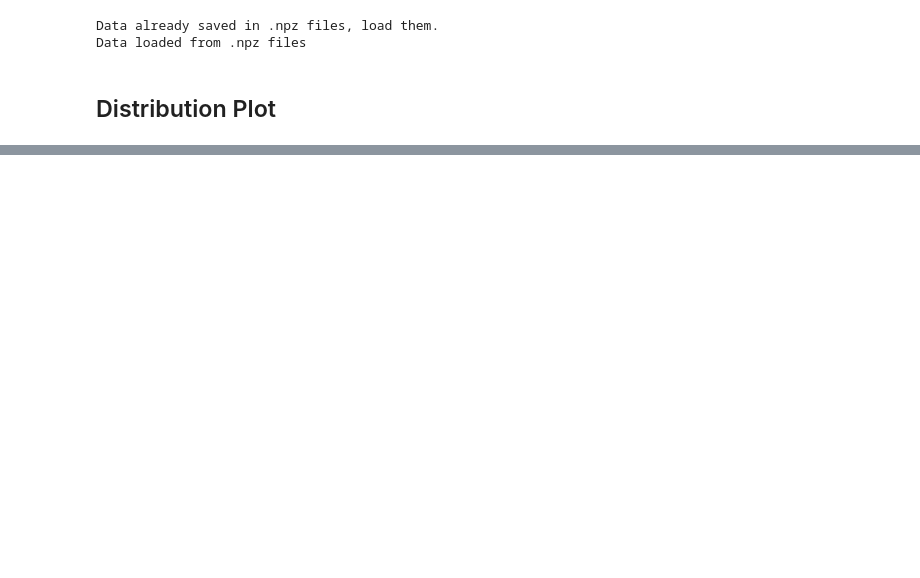
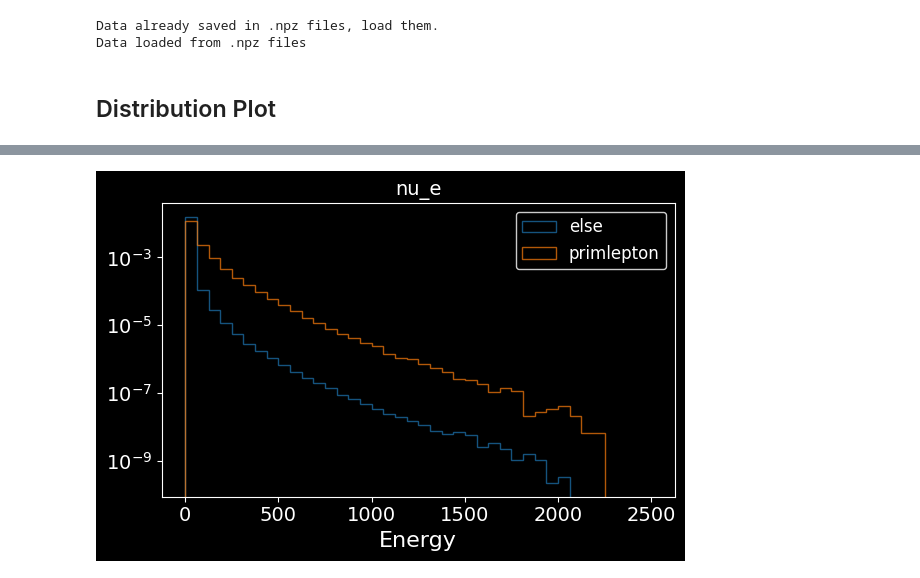
Before and after one commit to Fabiocufino/ETH_faser, a Jupyter notebook: Pre_analysis/distribution.ipynb, the cells around one changed output, grey strips where cells are left out. Drawn from its saved outputs; the diff is of its cells as text; code cells hidden in the pictures; blank space fills up the shorter version.

```diff
--- a/Pre_analysis/distribution.ipynb
+++ b/Pre_analysis/distribution.ipynb
@@ -190,0 +218,34 @@ Text(0, 0.5, 'Frequency')
+# %%
+all_hits_e = np.vstack(data_nu_e['reco_hits'])
+all_lepton_label_e = np.vstack(data_nu_e['primlepton_labels'])
+
+mask_lepton_nu_e = all_lepton_label_e == 1
+mask_lepton_nu_e = mask_lepton_nu_e.flatten()
+
+
+
+all_hits_mu = np.vstack(data_nu_mu['reco_hits'])
+all_lepton_label_mu = np.vstack(data_nu_mu['primlepton_labels'])
+
+mask_lepton_nu_mu = all_lepton_label_mu == 1
+mask_lepton_nu_mu = mask_lepton_nu_mu.flatten()
+
+
+all_hits_tau = np.vstack(data_nu_tau['reco_hits'])
+all_lepton_label_tau = np.vstack(data_nu_tau['primlepton_labels'])
+
+mask_lepton_nu_tau = all_lepton_label_tau == 1
+mask_lepton_nu_tau = mask_lepton_nu_tau.flatten()
+# %%
+plt.hist(all_hits_e[~mask_lepton_nu_e, 4], bins=40, alpha=0.7, density=True, label='else',range=(0, 2500), histtype='step')
+plt.hist(all_hits_e[mask_lepton_nu_e, 4], bins=40, alpha=0.7, density=True, label='primlepton', range=(0, 2500), histtype='step')
+
+# y-axis log
+plt.yscale('log')
+plt.xlabel('Energy')
+plt.title('nu_e')
+plt.legend()
+plt.savefig(f'{plot_folder}/E_dist_lepton_nu_e.png')
+plt.show()
+# %% [output]
+[figure, added]
```
Also changed, not shown: parts of 34 cells of this notebook, 10 other files.
